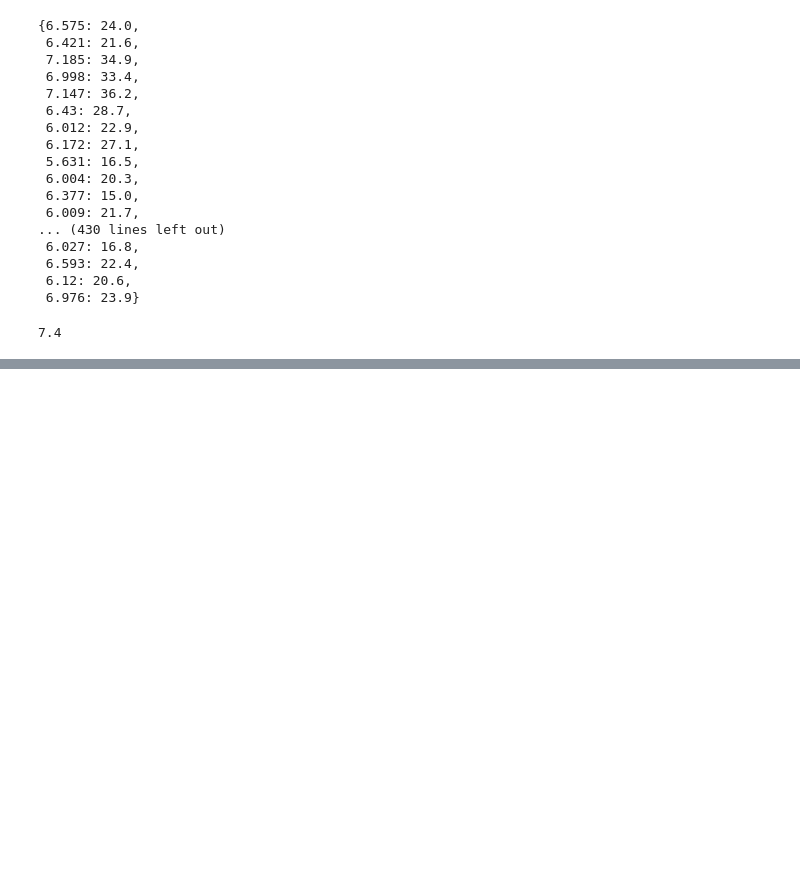
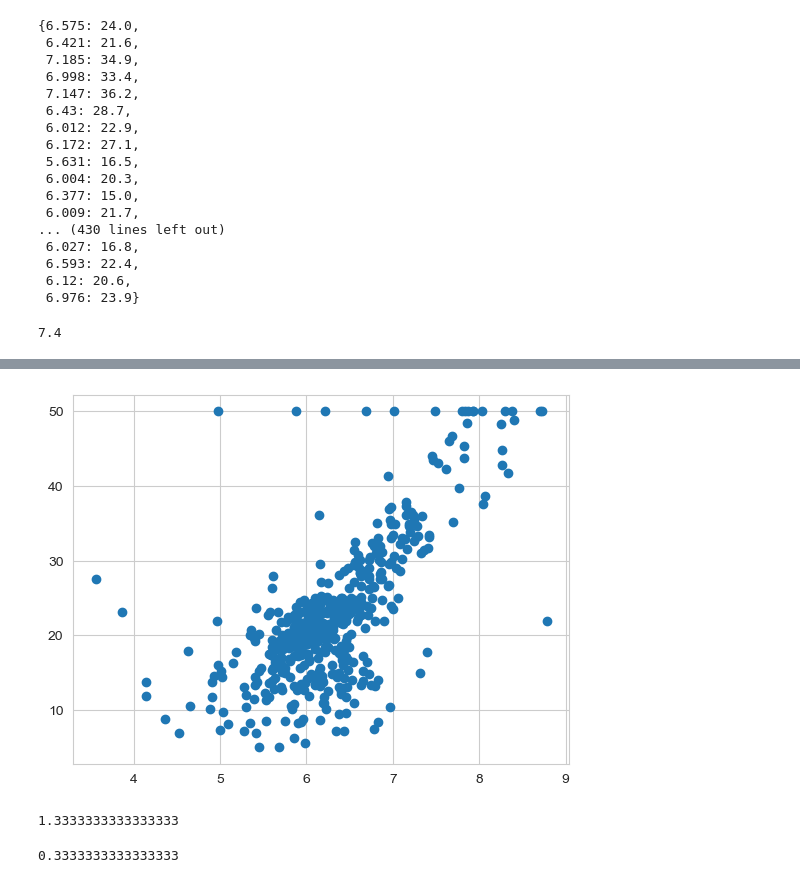
Before and after one commit to chengfushi/MachineLearn, a Jupyter notebook: LinearRegression/demo01.ipynb, the cells around one changed output, grey strips where cells are left out. Saved outputs shown, nothing was run; the diff lists cells and outputs as text; code cells hidden in the pictures; blank space fills up the shorter version.

```diff
--- a/LinearRegression/demo01.ipynb
+++ b/LinearRegression/demo01.ipynb
@@ -85,0 +91,5 @@ def find_price_by_similar(rm_to_price,query_x,topn = 3):
+# %%
+plt.scatter(X_rm,Y)
+plt.show()
+# %% [output]
+[figure, added]
@@ -85,0 +104,8 @@ def find_price_by_similar(rm_to_price,query_x,topn = 3):
+# %%
+getMSE(y_true,y_hat1)
+# %% [output]
+1.3333333333333333
+# %%
+getMSE(y_true,y_hat2)
+# %% [output]
+0.3333333333333333
```
Also changed, not shown: parts of 5 cells of this notebook.
